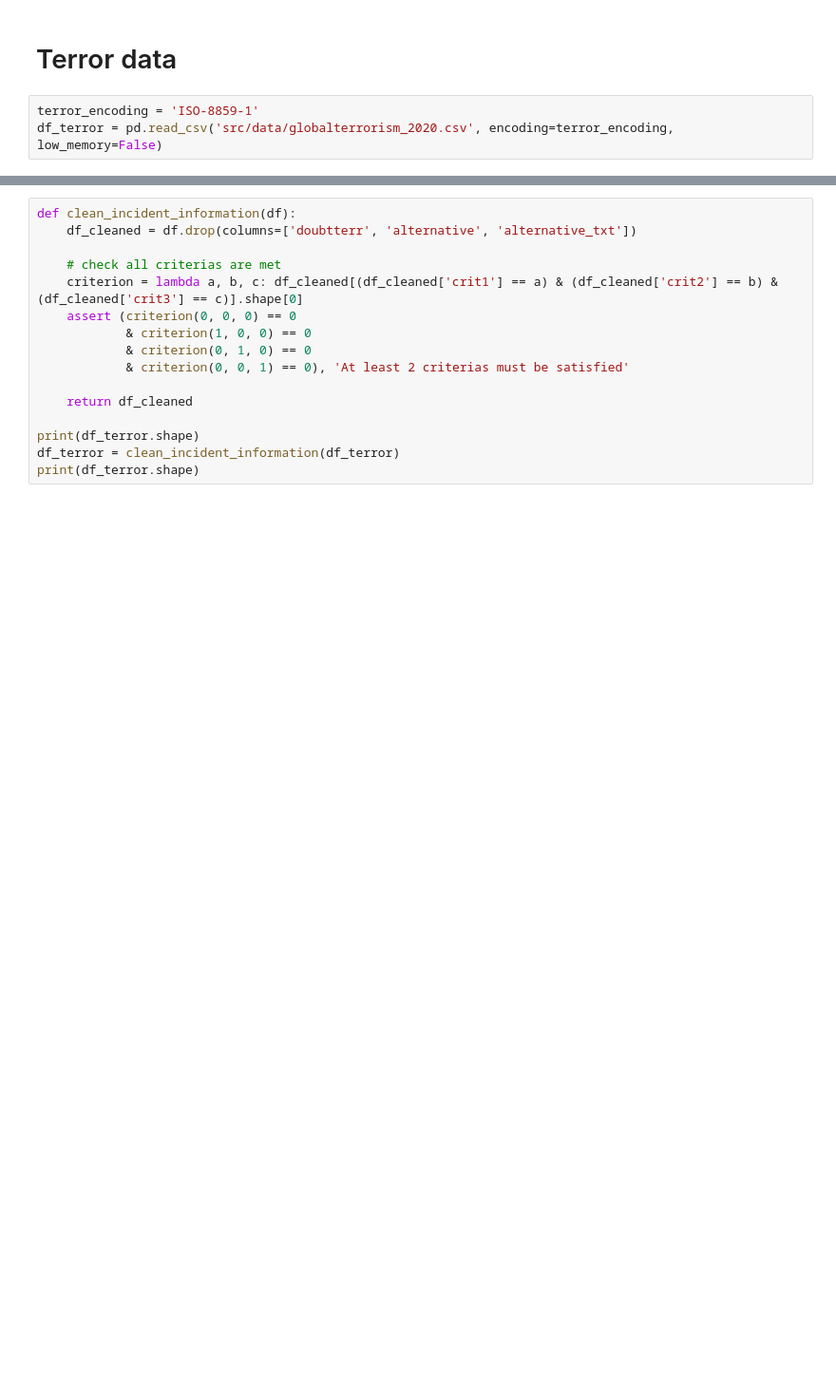
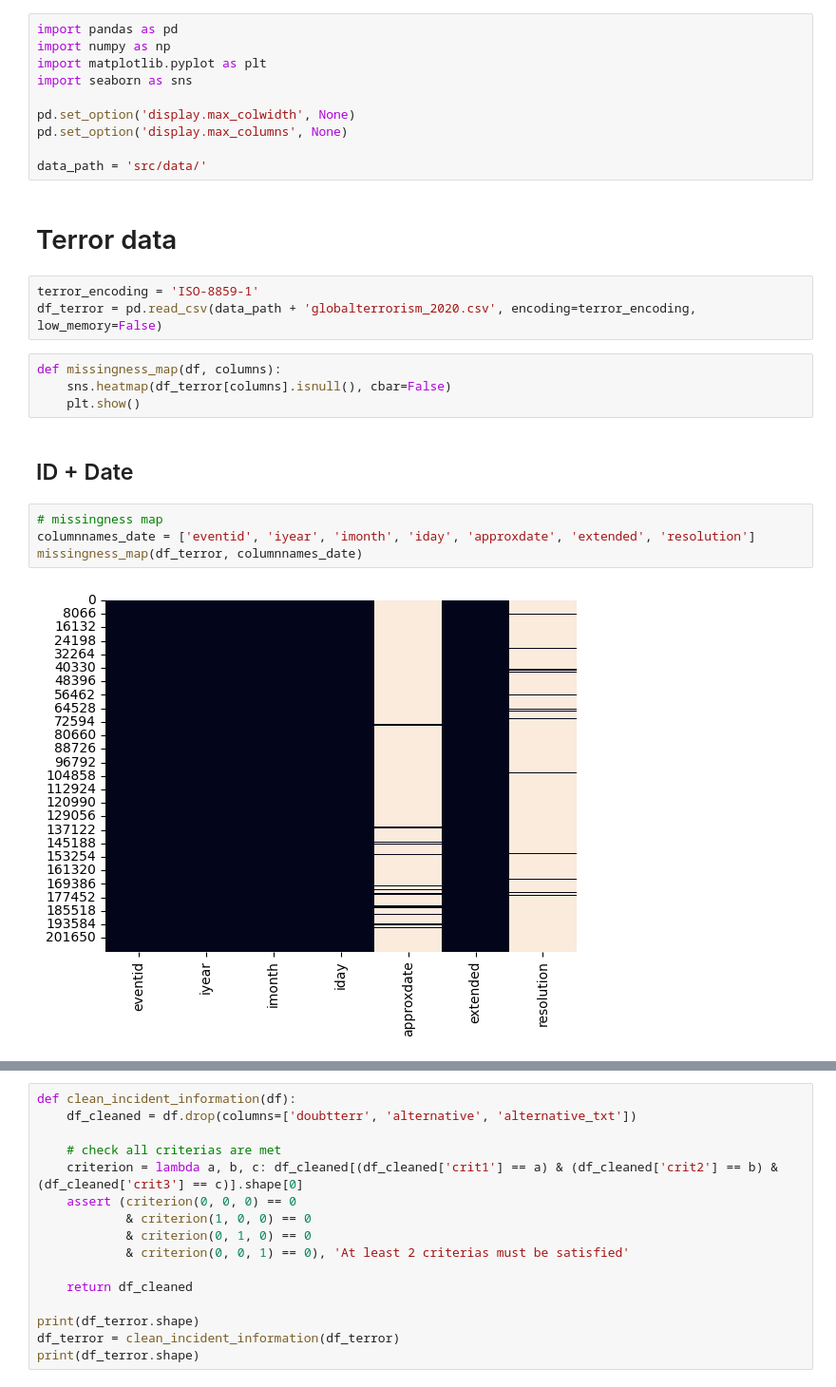
Before and after one commit to AndreasHansenAU/DataVizualizationProject, a Jupyter notebook: data_cleaning.ipynb, the cells around one changed output, grey strips where cells are left out. Shown: that part at 95% size. Drawn from its saved outputs; the diff is of its cells as text; blank space fills up the shorter version.

Commit message:
Terrorism data cleaned

```diff
--- a/data_cleaning.ipynb
+++ b/data_cleaning.ipynb
@@ -4,7 +1,29 @@ import numpy as np
+# %%
+import pandas as pd
+import numpy as np
+import matplotlib.pyplot as plt
+import seaborn as sns
+
+pd.set_option('display.max_colwidth', None)
+pd.set_option('display.max_columns', None)
+
+data_path = 'src/data/'
 # %% [markdown]
 # Terror data
 # %%
 terror_encoding = 'ISO-8859-1'
-df_terror = pd.read_csv('src/data/globalterrorism_2020.csv', encoding=terror_encoding, low_memory=False)
+df_terror = pd.read_csv(data_path + 'globalterrorism_2020.csv', encoding=terror_encoding, low_memory=False)
+# %%
+def missingness_map(df, columns):
+    sns.heatmap(df_terror[columns].isnull(), cbar=False)
+    plt.show()
+# %% [markdown]
+## ID + Date
+# %%
+# missingness map
+columnnames_date = ['eventid', 'iyear', 'imonth', 'iday', 'approxdate', 'extended', 'resolution']
+missingness_map(df_terror, columnnames_date)
+# %% [output]
+[figure, added]
 # %%
 def clean_date(df):
```
Also changed, not shown: parts of 34 cells of this notebook.
